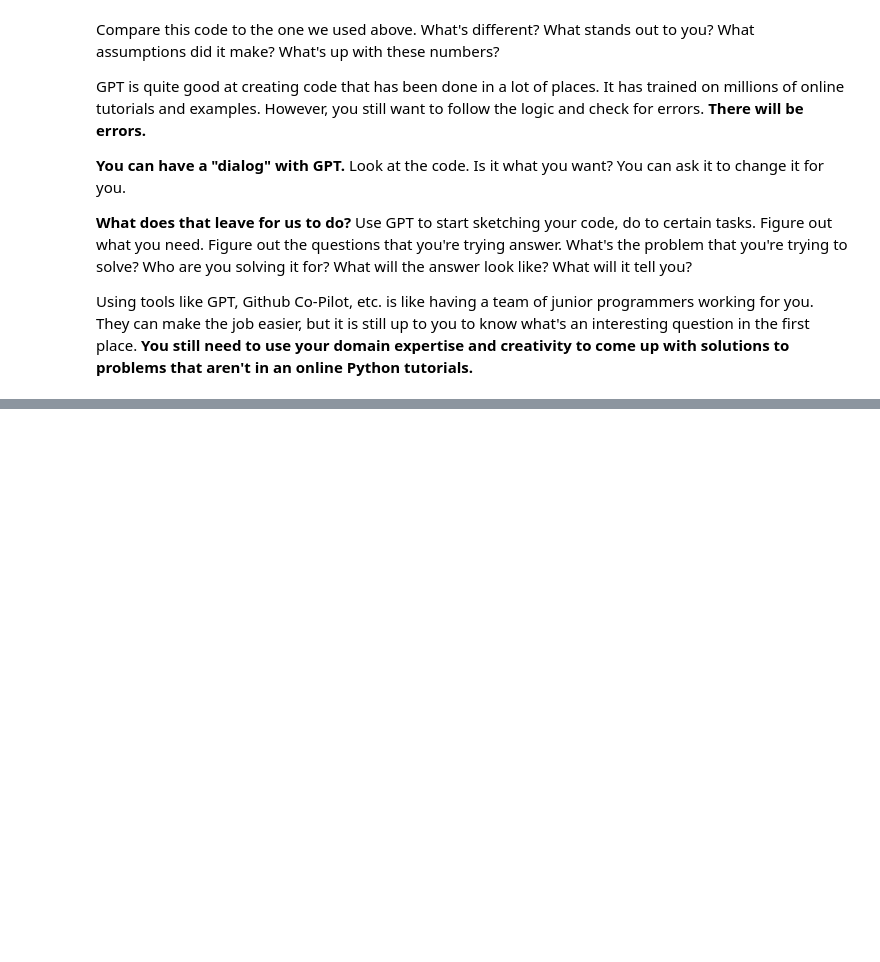
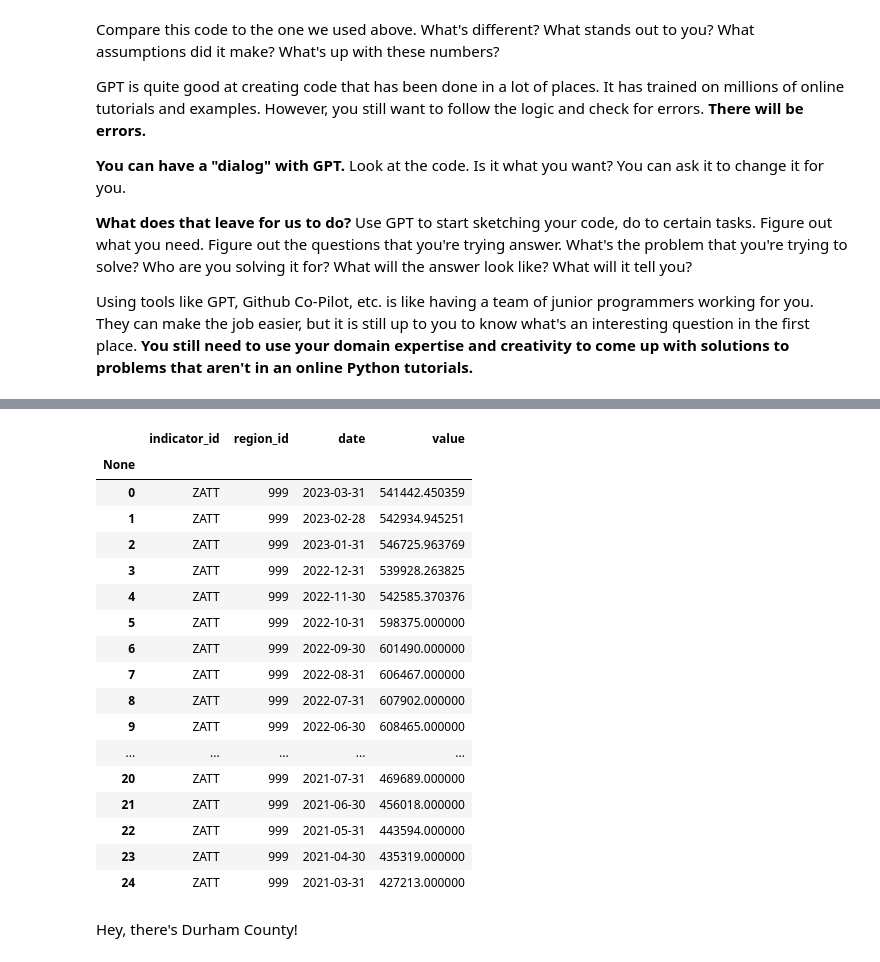
Before and after one commit to aaiken1/fin-data-analysis-text, a Jupyter notebook: _sources/chapters/7_nasdaq_api.ipynb, the cells around one changed output, grey strips where cells are left out. Saved outputs shown, nothing was run; the diff lists cells and outputs as text; code cells hidden in the pictures; blank space fills up the shorter version.

```diff
--- a/_sources/chapters/7_nasdaq_api.ipynb
+++ b/_sources/chapters/7_nasdaq_api.ipynb
@@ -473,0 +603,3 @@ Using tools like GPT, Github Co-Pilot, etc. is like having a team of junior prog
+# %%
+counties = regions[regions.region_type == 'county']
+counties
@@ -473,0 +629,3 @@ Using tools like GPT, Github Co-Pilot, etc. is like having a team of junior prog
+# %%
+nc_counties = counties[counties['region'].str.contains("; NC")]
+nc_counties
@@ -473,0 +664,27 @@ Using tools like GPT, Github Co-Pilot, etc. is like having a team of junior prog
+# %%
+nc_county_list = nc_counties['region_id'].to_list()
+# %%
+zillow_nc = quandl.get_table('ZILLOW/DATA', indicator_id = 'ZATT', paginate = True, region_id = nc_county_list,  qopts = {'columns': ['indicator_id', 'region_id', 'date', 'value']})
+# %%
+zillow_nc.head(25)
+# %% [output]
+|  | indicator_id | region_id | date | value |
+| None |  |  |  |  |
+| 0 | ZATT | 999 | 2023-03-31 | 541442.450359 |
+| 1 | ZATT | 999 | 2023-02-28 | 542934.945251 |
+| 2 | ZATT | 999 | 2023-01-31 | 546725.963769 |
+| 3 | ZATT | 999 | 2022-12-31 | 539928.263825 |
+| 4 | ZATT | 999 | 2022-11-30 | 542585.370376 |
+| 5 | ZATT | 999 | 2022-10-31 | 598375.000000 |
+| 6 | ZATT | 999 | 2022-09-30 | 601490.000000 |
+| 7 | ZATT | 999 | 2022-08-31 | 606467.000000 |
+| 8 | ZATT | 999 | 2022-07-31 | 607902.000000 |
+| 9 | ZATT | 999 | 2022-06-30 | 608465.000000 |
+| ... | ... | ... | ... | ... |
+| 20 | ZATT | 999 | 2021-07-31 | 469689.000000 |
+| 21 | ZATT | 999 | 2021-06-30 | 456018.000000 |
+| 22 | ZATT | 999 | 2021-05-31 | 443594.000000 |
+| 23 | ZATT | 999 | 2021-04-30 | 435319.000000 |
+| 24 | ZATT | 999 | 2021-03-31 | 427213.000000 |
+# %% [markdown]
+Hey, there's Durham County!
```
Also changed, not shown: parts of 39 cells of this notebook, 14 other files.
